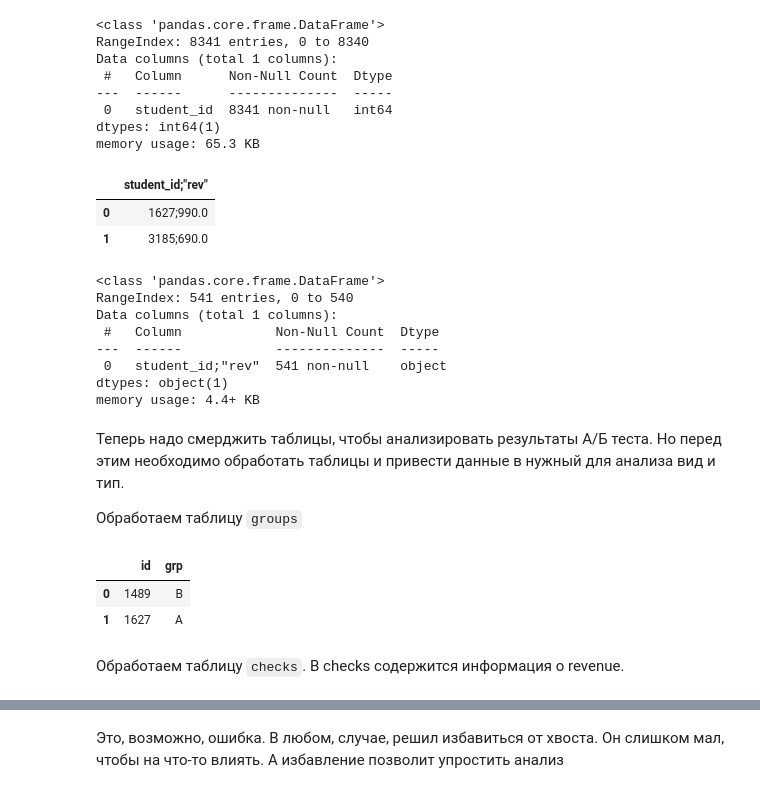
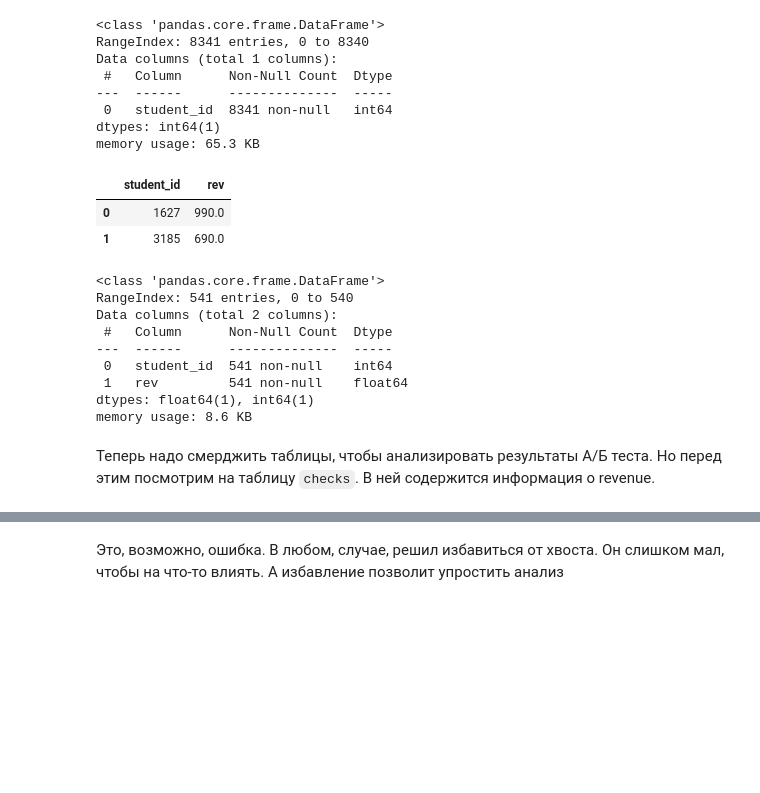
Before and after one commit to kidkonn/AB-test, a Jupyter notebook: AB_test.ipynb, the cells around one changed output, grey strips where cells are left out. Saved outputs shown, nothing was run; the diff lists cells and outputs as text; code cells hidden in the pictures; blank space fills up the shorter version.

```diff
--- a/AB_test.ipynb
+++ b/AB_test.ipynb
@@ -97,35 +99,24 @@ Data columns (total 1 columns):
 dtypes: int64(1)
 memory usage: 65.3 KB
 # %%
-checks = pd.read_csv('checks.csv')
+checks = pd.read_csv('checks.csv', sep=';')
 checks.head(2)
 # %% [output]
-|  | student_id;"rev" |
-| 0 | 1627;990.0 |
-| 1 | 3185;690.0 |
+|  | student_id | rev |
+| 0 | 1627 | 990.0 |
+| 1 | 3185 | 690.0 |
 # %%
 # пропущенных значений нет
 checks.info()
 # %% [output]
 <class 'pandas.core.frame.DataFrame'>
 RangeIndex: 541 entries, 0 to 540
-Data columns (total 1 columns):
- #   Column            Non-Null Count  Dtype
----  ------            --------------  -----
- 0   student_id;"rev"  541 non-null    object
-dtypes: object(1)
-memory usage: 4.4+ KB
+Data columns (total 2 columns):
+ #   Column      Non-Null Count  Dtype
+---  ------      --------------  -----
+ 0   student_id  541 non-null    int64
+ 1   rev         541 non-null    float64
+dtypes: float64(1), int64(1)
+memory usage: 8.6 KB
 # %% [markdown]
-Теперь надо смерджить таблицы, чтобы анализировать результаты А/Б теста. Но перед этим необходимо обработать таблицы и привести данные в нужный для анализа вид и тип.
-
-Обработаем таблицу `groups`
+Теперь надо смерджить таблицы, чтобы анализировать результаты А/Б теста. Но перед этим посмотрим на таблицу `checks`. В ней содержится информация о revenue.
-# %%
-# Из одной колонки делаю две, разделяя информацию на id и группы:
-groups['id'] = groups['id;grp'].apply(lambda x: x.split(';')[0])
-groups['grp'] = groups['id;grp'].apply(lambda x: x.split(';')[1])
-del groups['id;grp']
-groups.head(2)
-# %% [output]
-|  | id | grp |
-| 0 | 1489 | B |
-| 1 | 1627 | A |
@@ -135,4 +123,2 @@ groups.id = pd.to_numeric(groups.id)
-# %% [markdown]
-Обработаем таблицу `checks`. В checks содержится информация о revenue.
 # %%
 # Обнаружил, что есть ревенью 1900.0001
```
Also changed, not shown: parts of 37 cells of this notebook.
